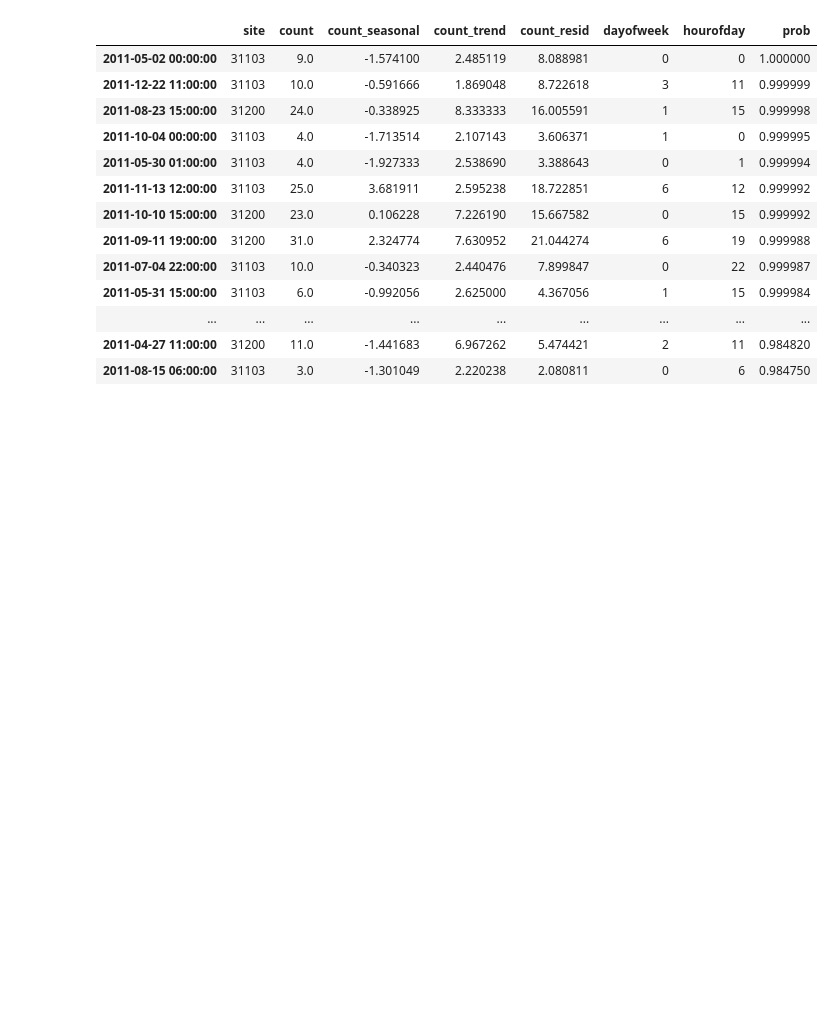
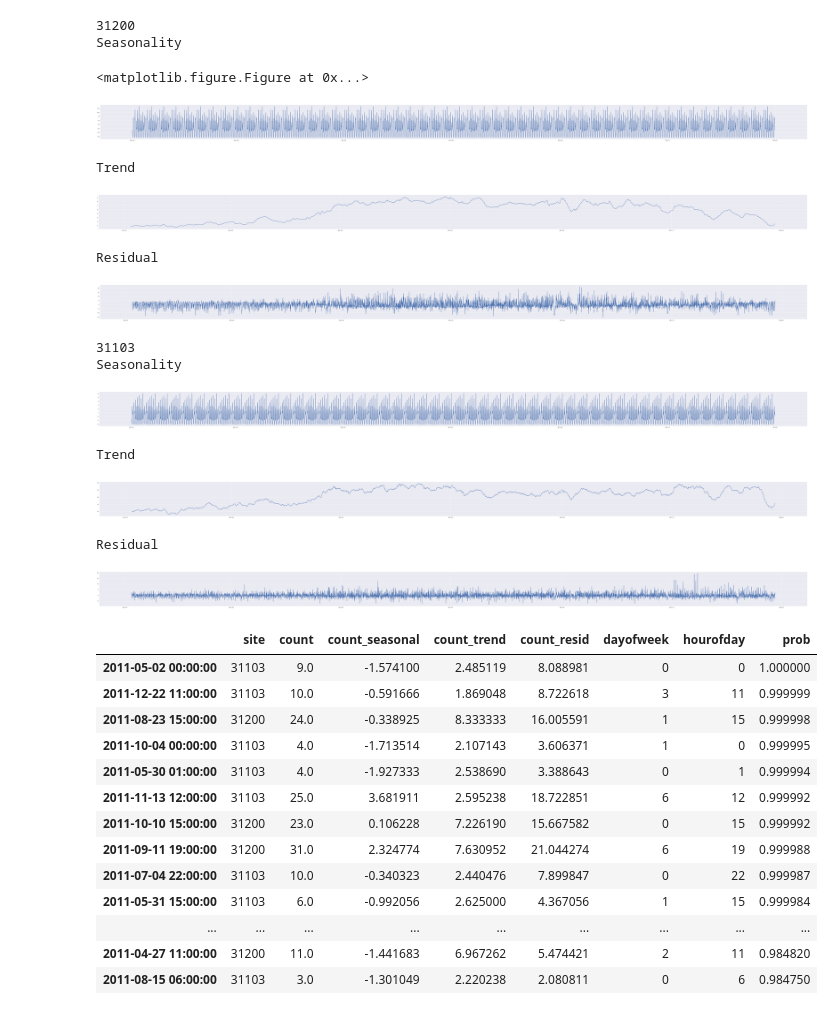
Before and after one commit to dkyip/DSI, a Jupyter notebook: 20180531_Bike_Station_AD.ipynb, the cells around one changed output. Drawn from its saved outputs; the diff is of its cells as text; code cells hidden in the pictures; blank space fills up the shorter version.

```diff
--- a/20180531_Bike_Station_AD.ipynb
+++ b/20180531_Bike_Station_AD.ipynb
@@ -109,33 +109,63 @@ for site in [31200,31103]:
     group_decomp_end = df_decomp_end.groupby(['dayofweek','hourofday'])
 
     xform_start = group_decomp_start['count_resid'].transform(zscore)
     xform_end = group_decomp_end['count_resid'].transform(zscore)
 
     df_xform_start = pd.DataFrame(index=xform_start.index)
     df_xform_start['site'] = site
     df_xform_start['count'] = df_hourly_start[site]
     df_xform_start['count_seasonal'] = df_decomp_start['count_seasonal']
     df_xform_start['count_trend'] = df_decomp_start['count_trend']
     df_xform_start['count_resid'] = df_decomp_start['count_resid']
     df_xform_start['dayofweek'] = df_xform_start.index.dayofweek
     df_xform_start['hourofday'] = df_xform_start.index.hour
     df_xform_start['prob'] = xform_start.values
 
     df_xform_end = pd.DataFrame(index=xform_end.index)
     df_xform_end['site'] = site
     df_xform_end['count'] = df_hourly_end[site]
     df_xform_end['count_seasonal'] = df_decomp_end['count_seasonal']
     df_xform_end['count_trend'] = df_decomp_end['count_trend']
     df_xform_end['count_resid'] = df_decomp_end['count_resid']
     df_xform_end['dayofweek'] = df_xform_end.index.dayofweek
     df_xform_end['hourofday'] = df_xform_end.index.hour
     df_xform_end['prob'] = xform_end.values
 
+    print(site)
+    print('Seasonality')
+    plt.figure(figsize=(100,5))
+    plt.plot(df_xform_start['count_seasonal'])
+    plt.show()
+    print('Trend')
+    plt.figure(figsize=(100,5))
+    plt.plot(df_xform_start['count_trend'])
+    plt.show()
+    print('Residual')
+    plt.figure(figsize=(100,5))
+    plt.plot(df_xform_start['count_resid'])
+    plt.show()
+
     list_sites_start.append(df_xform_start)
     list_sites_end.append(df_xform_end)
 
 df_hourly_start_score = pd.concat(list_sites_start)
 df_hourly_end_score = pd.concat(list_sites_end)
+# %% [output]
+31200
+Seasonality
+<matplotlib.figure.Figure at 0x...>
+[figure, added]
+Trend
+[figure, added]
+Residual
+[figure, added]
+31103
+Seasonality
+[figure, added]
+Trend
+[figure, added]
+Residual
+[figure, added]
 # %%
 df_hourly_start_score.sort_values('prob',ascending=False)
 # %% [output]
```
